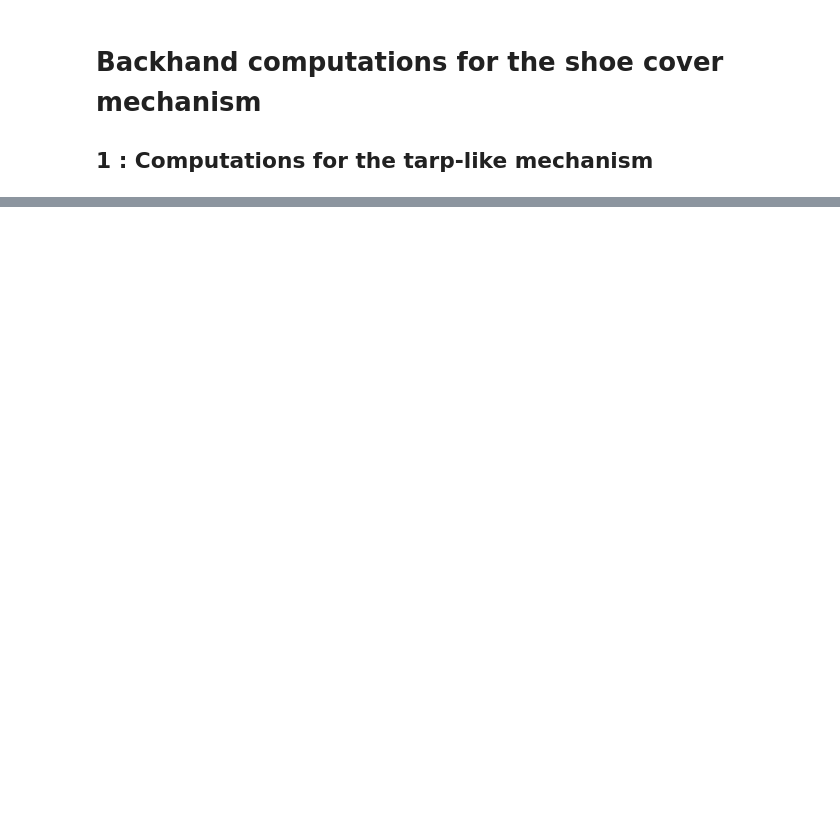
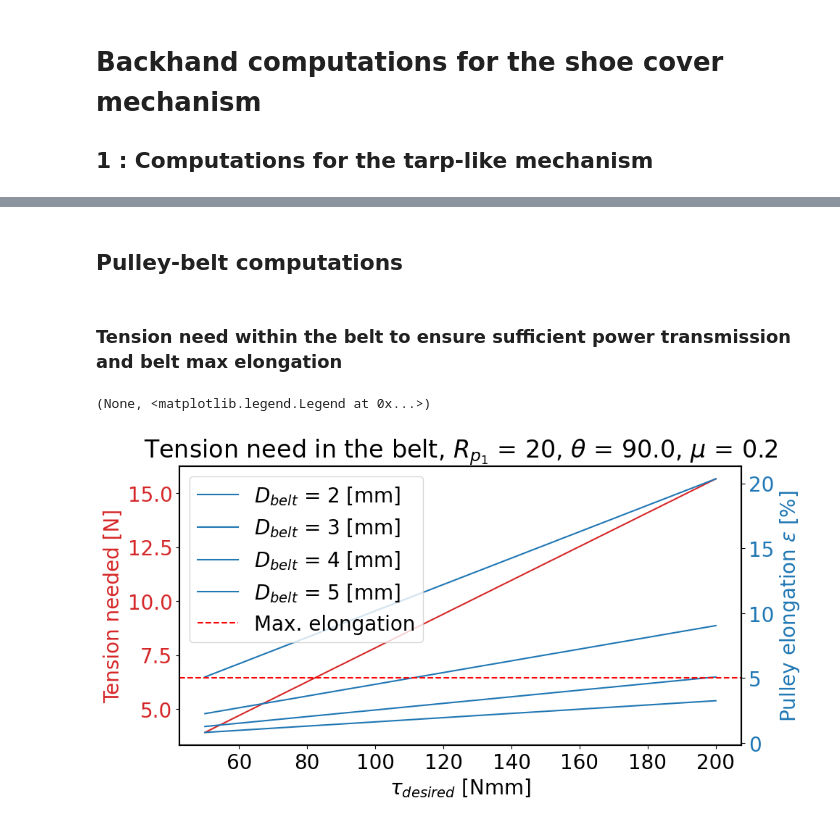
Before and after one commit to CedricFont/MPDD, a Jupyter notebook: Backhand_computations.ipynb, the cells around one changed output, grey strips where cells are left out. Drawn from its saved outputs; the diff is of its cells as text; code cells hidden in the pictures; blank space fills up the shorter version.

```diff
--- a/Backhand_computations.ipynb
+++ b/Backhand_computations.ipynb
@@ -38,0 +88,46 @@ plt.xlabel(r'$\alpha$'), plt.axhline(linestyle='dashed'), plt.ylabel('Force [N]'
+# %% [markdown]
+## Pulley-belt computations
+# %% [markdown]
+### Tension need within the belt to ensure sufficient power transmission and belt max elongation
+# %%
+# Belt tension ################################
+mu = .2 # Wet friction coefficient between polyurethane and steel (belt and pulley materials)
+Rp1 = 20
+tau_desired = [50,80,100,130,150,200] # [Nmm], motor torque
+theta = np.deg2rad(90) # Enrolling angle around the pulley
+
+Tension = lambda Rp1, mu, theta, tau: tau/(Rp1*(np.exp(mu*theta)-1/np.exp(mu*theta)))
+
+T_needed = Tension(Rp1, mu, theta, tau_desired)
+
+# Belt elongation ##############################
+E = 24.5 # [N/mm2], polyurethane Young's modulus
+diameter = [2,3,4,5]
+section = np.square(diameter)*np.pi/4
+
+epsilon = lambda E, T, section: T/(section*E) # Relative elongation
+epsilon1 = np.empty(shape=[len(section),len(T_needed)])
+for i in range(len(section)):
+    epsilon1[i,:] = epsilon(E,T_needed,section[i])
+
+plt.rcParams['font.size'] = 20
+fig, ax1 = plt.subplots(figsize=(10,5))
+ax1.set_title(r'Tension need in the belt, $R_{p_1}$ = '+str(Rp1)+r', $\theta$ = '+str(np.rad2deg(theta))+', $\mu$ = '+str(mu))
+
+color = 'tab:red'
+ax1.set_xlabel(r'$\tau_{desired}$ [Nmm]')
+ax1.set_ylabel('Tension needed [N]', color=color)
+ax1.plot(tau_desired, T_needed, color=color)
+ax1.tick_params(axis='y', labelcolor=color)
+
+ax2 = ax1.twinx()  # instantiate a second axes that shares the same x-axis
+
+color = 'tab:blue'
+ax2.set_ylabel(r'Pulley elongation $\epsilon$ [%]', color=color)  # we already handled the x-label with ax1
+for i in range(len(section)):
+    ax2.plot(tau_desired, 100*epsilon1[i,:], color=color, label=r'$D_{belt}$ = '+str(diameter[i])+' [mm]')
+ax2.axhline(y = 5, color = 'r', linestyle = 'dashed', label='Max. elongation')
+ax2.tick_params(axis='y', labelcolor=color), ax2.legend()
+# %% [output]
+(None, <matplotlib.legend.Legend at 0x...>)
+[figure, added]
```
Also changed, not shown: parts of 5 cells of this notebook.
